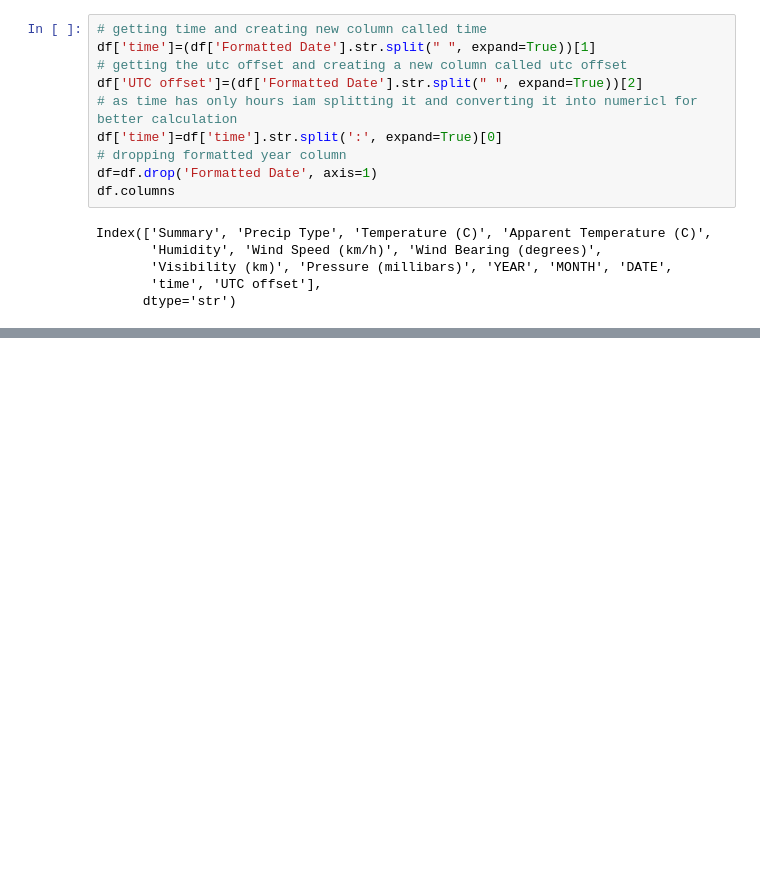
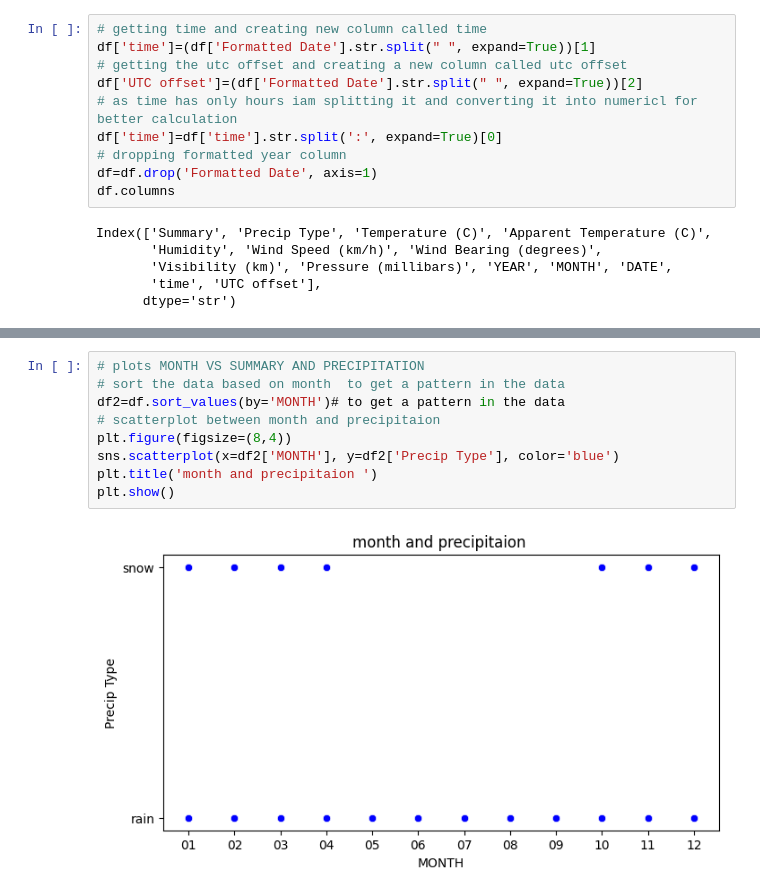
Before and after one commit to nomankhan0347893-web/mentorship-program-devsil, a Jupyter notebook: week_5_pro.ipynb, the cells around one changed output, grey strips where cells are left out. Saved outputs shown, nothing was run; the diff lists cells and outputs as text; blank space fills up the shorter version.

```diff
--- a/week_5_pro.ipynb
+++ b/week_5_pro.ipynb
@@ -738,0 +952,11 @@ Index(['Summary', 'Precip Type', 'Temperature (C)', 'Apparent Temperature (C)',
+# %%
+# plots MONTH VS SUMMARY AND PRECIPITATION
+# sort the data based on month  to get a pattern in the data
+df2=df.sort_values(by='MONTH')# to get a pattern in the data
+# scatterplot between month and precipitaion
+plt.figure(figsize=(8,4))
+sns.scatterplot(x=df2['MONTH'], y=df2['Precip Type'], color='blue')
+plt.title('month and precipitaion ')
+plt.show()
+# %% [output]
+[figure, added]
```
Also changed, not shown: parts of 53 cells of this notebook.
